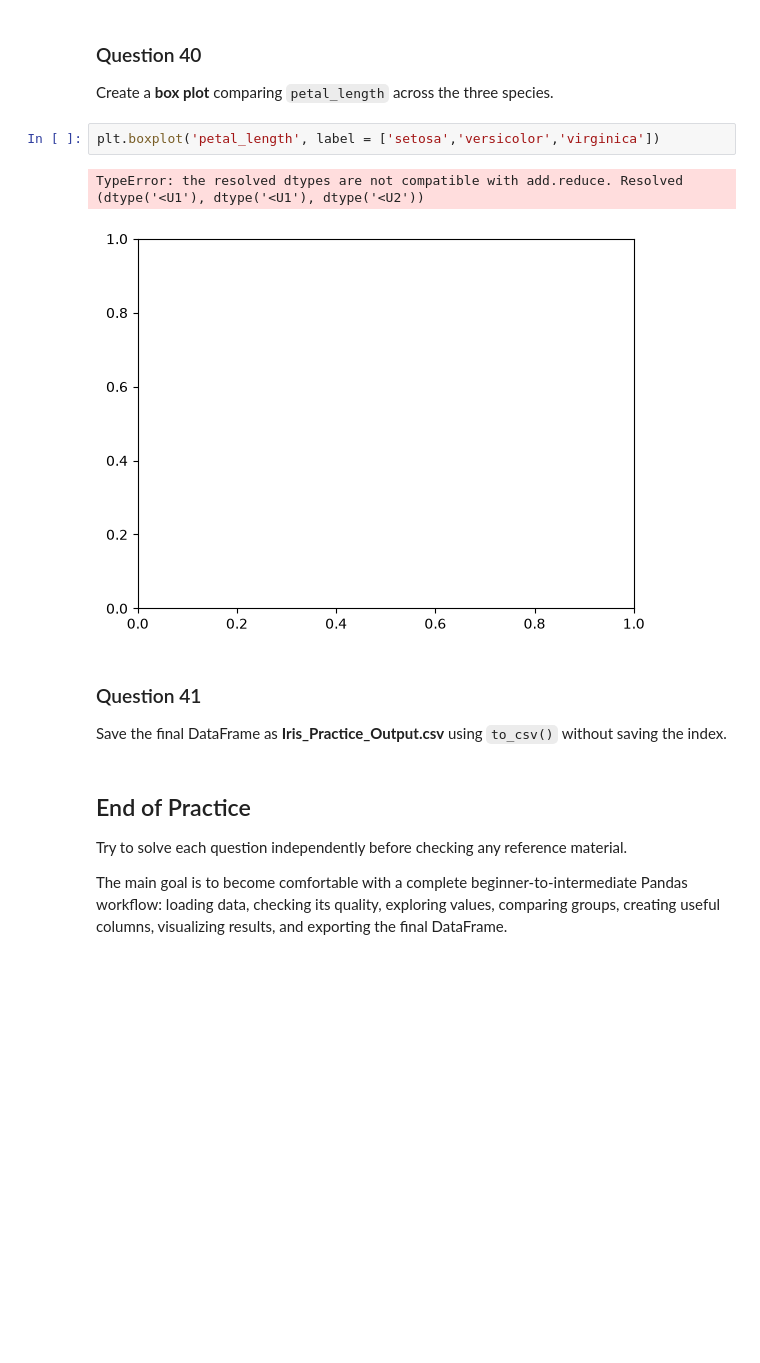
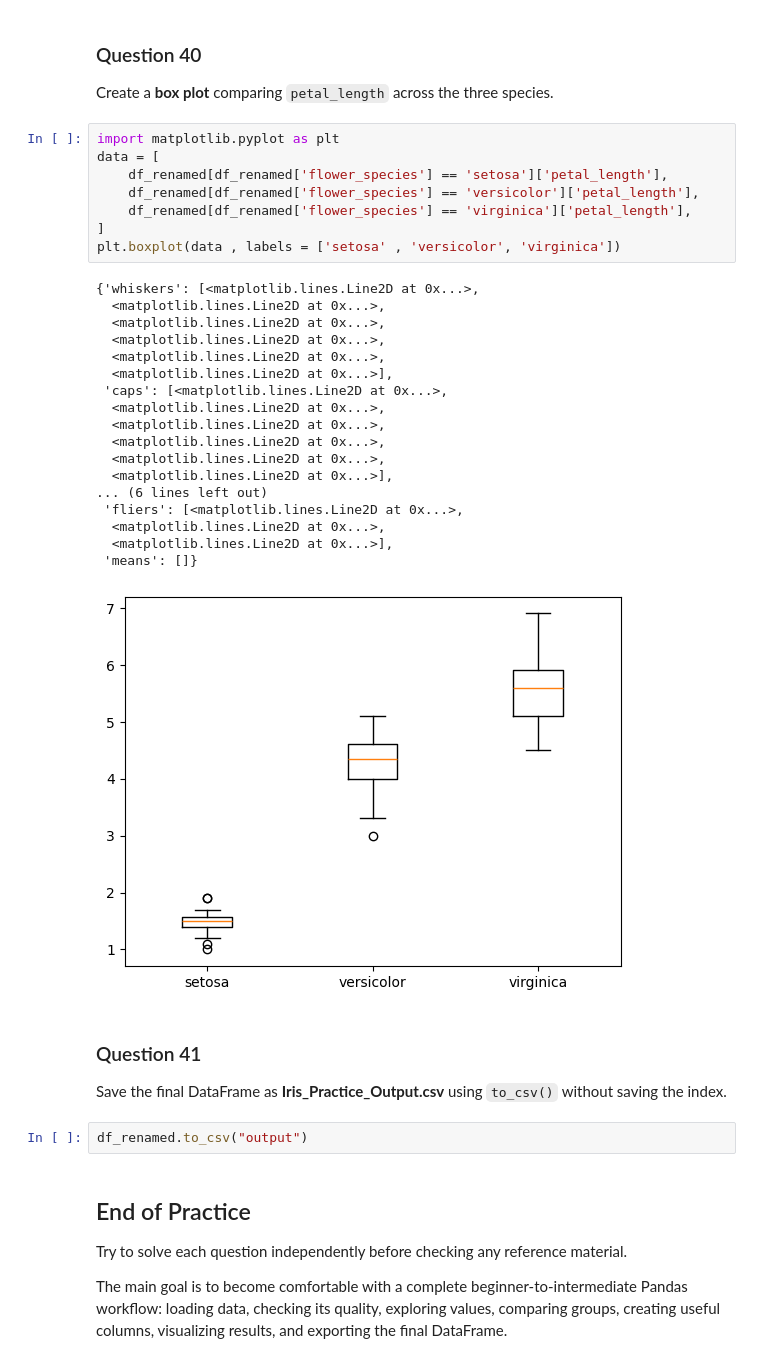
Before and after one commit to JanhaviSalokhe/Training-assignments, a Jupyter notebook: Data Science/Pandas/Assignment1_iris.ipynb, the cells around one changed output. Drawn from its saved outputs; the diff is of its cells as text; blank space fills up the shorter version.

```diff
--- a/Data Science/Pandas/Assignment1_iris.ipynb
+++ b/Data Science/Pandas/Assignment1_iris.ipynb
@@ -579,14 +579,38 @@ Text(0.5, 1.0, 'Average petal length according to species')
 # %% [markdown]
 ### Question 40
 Create a **box plot** comparing `petal_length` across the three species.
-# %%
-plt.boxplot('petal_length', label = ['setosa','versicolor','virginica'])
-# %% [output]
-TypeError: the resolved dtypes are not compatible with add.reduce. Resolved (dtype('<U1'), dtype('<U1'), dtype('<U2'))
-[figure, removed]
+# %%
+import matplotlib.pyplot as plt
+data = [
+    df_renamed[df_renamed['flower_species'] == 'setosa']['petal_length'],
+    df_renamed[df_renamed['flower_species'] == 'versicolor']['petal_length'],
+    df_renamed[df_renamed['flower_species'] == 'virginica']['petal_length'],
+]
+plt.boxplot(data , labels = ['setosa' , 'versicolor', 'virginica'])
+# %% [output]
+{'whiskers': [<matplotlib.lines.Line2D at 0x...>,
+  <matplotlib.lines.Line2D at 0x...>,
+  <matplotlib.lines.Line2D at 0x...>,
+  <matplotlib.lines.Line2D at 0x...>,
+  <matplotlib.lines.Line2D at 0x...>,
+  <matplotlib.lines.Line2D at 0x...>],
+ 'caps': [<matplotlib.lines.Line2D at 0x...>,
+  <matplotlib.lines.Line2D at 0x...>,
+  <matplotlib.lines.Line2D at 0x...>,
+  <matplotlib.lines.Line2D at 0x...>,
+  <matplotlib.lines.Line2D at 0x...>,
+  <matplotlib.lines.Line2D at 0x...>],
+... (6 lines left out)
+ 'fliers': [<matplotlib.lines.Line2D at 0x...>,
+  <matplotlib.lines.Line2D at 0x...>,
+  <matplotlib.lines.Line2D at 0x...>],
+ 'means': []}
+[figure, added]
 # %% [markdown]
 ### Question 41
 Save the final DataFrame as **Iris_Practice_Output.csv** using `to_csv()` without saving the index.
+# %%
+df_renamed.to_csv("output")
 # %% [markdown]
 ## End of Practice
 
```
Also changed, not shown: parts of 1 cell of this notebook, 1 other file.
